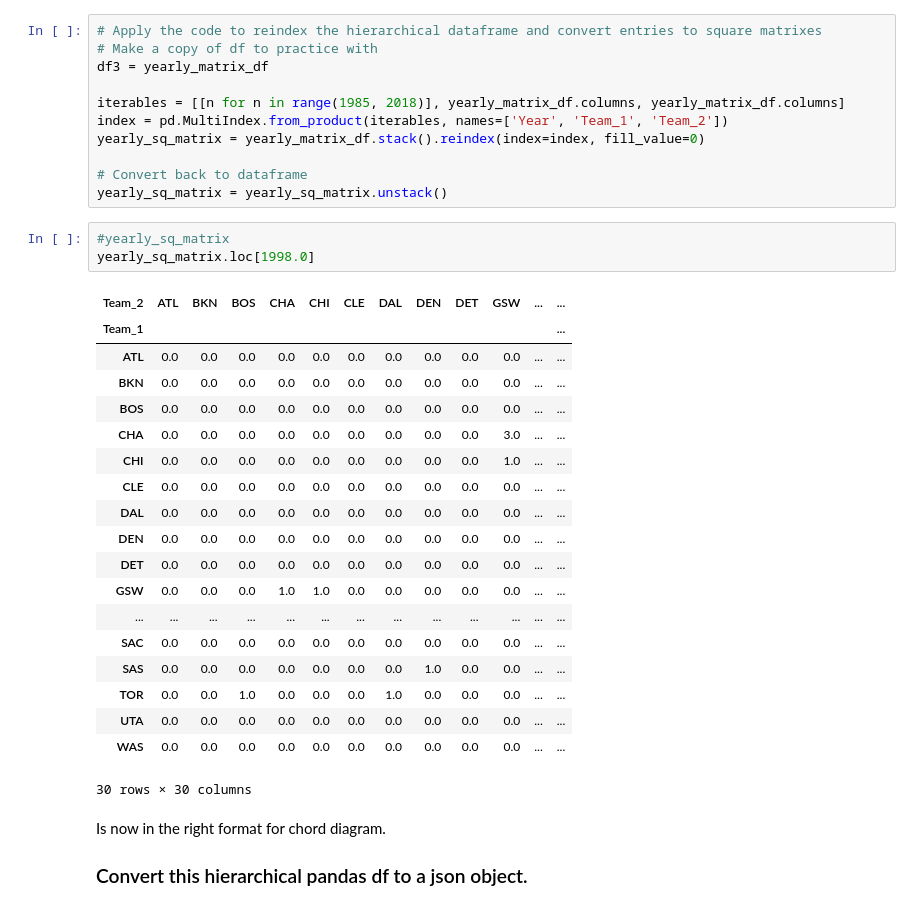
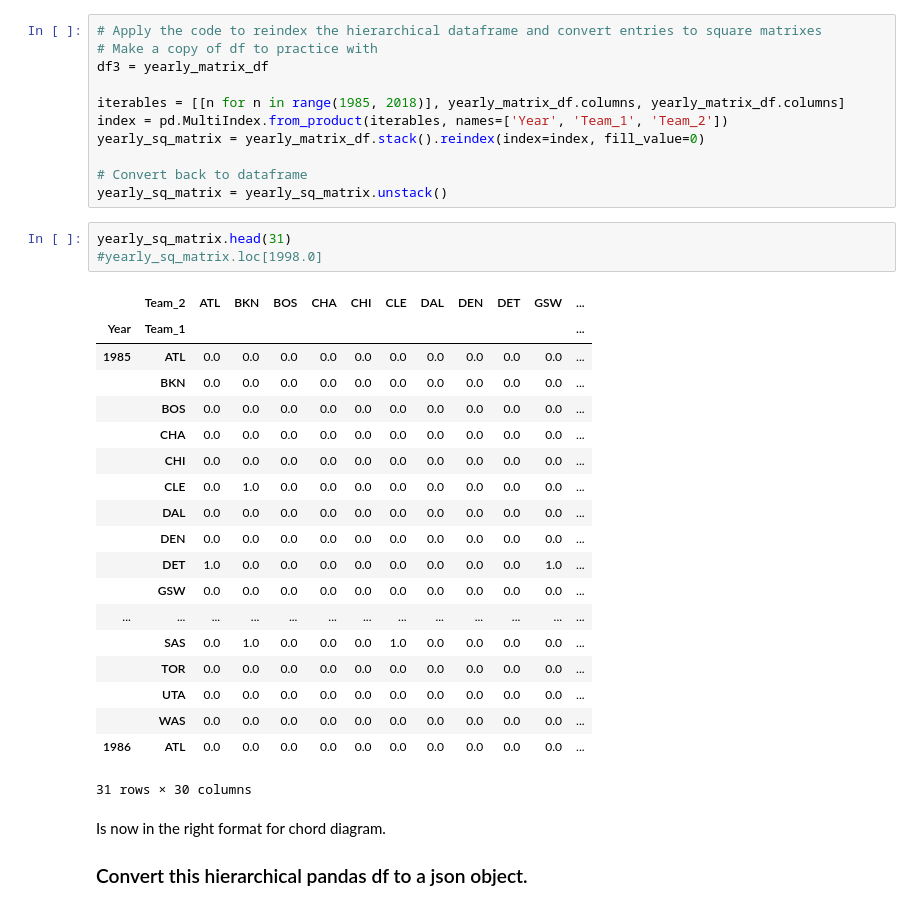
Before and after one commit to tttgm/NBA-Trade-Tracker, a Jupyter notebook: NBA-trade-tracker-chart.ipynb, the cells around one changed output. Drawn from its saved outputs; the diff is of its cells as text.

```diff
--- a/NBA-trade-tracker-chart.ipynb
+++ b/NBA-trade-tracker-chart.ipynb
@@ -820,28 +820,28 @@ yearly_sq_matrix = yearly_matrix_df.stack().reindex(index=index, fill_value=0)
 # Convert back to dataframe
 yearly_sq_matrix = yearly_sq_matrix.unstack()
 # %%
-#yearly_sq_matrix
-yearly_sq_matrix.loc[1998.0]
+yearly_sq_matrix.head(31)
+#yearly_sq_matrix.loc[1998.0]
 # %% [output]
-| Team_2 | ATL | BKN | BOS | CHA | CHI | CLE | DAL | DEN | DET | GSW | ... | ... |
-| Team_1 |  |  |  |  |  |  |  |  |  |  |  | ... |
-| ATL | 0.0 | 0.0 | 0.0 | 0.0 | 0.0 | 0.0 | 0.0 | 0.0 | 0.0 | 0.0 | ... | ... |
-| BKN | 0.0 | 0.0 | 0.0 | 0.0 | 0.0 | 0.0 | 0.0 | 0.0 | 0.0 | 0.0 | ... | ... |
-| BOS | 0.0 | 0.0 | 0.0 | 0.0 | 0.0 | 0.0 | 0.0 | 0.0 | 0.0 | 0.0 | ... | ... |
-| CHA | 0.0 | 0.0 | 0.0 | 0.0 | 0.0 | 0.0 | 0.0 | 0.0 | 0.0 | 3.0 | ... | ... |
-| CHI | 0.0 | 0.0 | 0.0 | 0.0 | 0.0 | 0.0 | 0.0 | 0.0 | 0.0 | 1.0 | ... | ... |
-| CLE | 0.0 | 0.0 | 0.0 | 0.0 | 0.0 | 0.0 | 0.0 | 0.0 | 0.0 | 0.0 | ... | ... |
-| DAL | 0.0 | 0.0 | 0.0 | 0.0 | 0.0 | 0.0 | 0.0 | 0.0 | 0.0 | 0.0 | ... | ... |
-| DEN | 0.0 | 0.0 | 0.0 | 0.0 | 0.0 | 0.0 | 0.0 | 0.0 | 0.0 | 0.0 | ... | ... |
-| DET | 0.0 | 0.0 | 0.0 | 0.0 | 0.0 | 0.0 | 0.0 | 0.0 | 0.0 | 0.0 | ... | ... |
-| GSW | 0.0 | 0.0 | 0.0 | 1.0 | 1.0 | 0.0 | 0.0 | 0.0 | 0.0 | 0.0 | ... | ... |
+|  | Team_2 | ATL | BKN | BOS | CHA | CHI | CLE | DAL | DEN | DET | GSW | ... |
+| Year | Team_1 |  |  |  |  |  |  |  |  |  |  | ... |
+| 1985 | ATL | 0.0 | 0.0 | 0.0 | 0.0 | 0.0 | 0.0 | 0.0 | 0.0 | 0.0 | 0.0 | ... |
+|  | BKN | 0.0 | 0.0 | 0.0 | 0.0 | 0.0 | 0.0 | 0.0 | 0.0 | 0.0 | 0.0 | ... |
+|  | BOS | 0.0 | 0.0 | 0.0 | 0.0 | 0.0 | 0.0 | 0.0 | 0.0 | 0.0 | 0.0 | ... |
+|  | CHA | 0.0 | 0.0 | 0.0 | 0.0 | 0.0 | 0.0 | 0.0 | 0.0 | 0.0 | 0.0 | ... |
+|  | CHI | 0.0 | 0.0 | 0.0 | 0.0 | 0.0 | 0.0 | 0.0 | 0.0 | 0.0 | 0.0 | ... |
+|  | CLE | 0.0 | 1.0 | 0.0 | 0.0 | 0.0 | 0.0 | 0.0 | 0.0 | 0.0 | 0.0 | ... |
+|  | DAL | 0.0 | 0.0 | 0.0 | 0.0 | 0.0 | 0.0 | 0.0 | 0.0 | 0.0 | 0.0 | ... |
+|  | DEN | 0.0 | 0.0 | 0.0 | 0.0 | 0.0 | 0.0 | 0.0 | 0.0 | 0.0 | 0.0 | ... |
+|  | DET | 1.0 | 0.0 | 0.0 | 0.0 | 0.0 | 0.0 | 0.0 | 0.0 | 0.0 | 1.0 | ... |
+|  | GSW | 0.0 | 0.0 | 0.0 | 0.0 | 0.0 | 0.0 | 0.0 | 0.0 | 0.0 | 0.0 | ... |
 | ... | ... | ... | ... | ... | ... | ... | ... | ... | ... | ... | ... | ... |
-| SAC | 0.0 | 0.0 | 0.0 | 0.0 | 0.0 | 0.0 | 0.0 | 0.0 | 0.0 | 0.0 | ... | ... |
-| SAS | 0.0 | 0.0 | 0.0 | 0.0 | 0.0 | 0.0 | 0.0 | 1.0 | 0.0 | 0.0 | ... | ... |
-| TOR | 0.0 | 0.0 | 1.0 | 0.0 | 0.0 | 0.0 | 1.0 | 0.0 | 0.0 | 0.0 | ... | ... |
-| UTA | 0.0 | 0.0 | 0.0 | 0.0 | 0.0 | 0.0 | 0.0 | 0.0 | 0.0 | 0.0 | ... | ... |
-| WAS | 0.0 | 0.0 | 0.0 | 0.0 | 0.0 | 0.0 | 0.0 | 0.0 | 0.0 | 0.0 | ... | ... |
+|  | SAS | 0.0 | 1.0 | 0.0 | 0.0 | 0.0 | 1.0 | 0.0 | 0.0 | 0.0 | 0.0 | ... |
+|  | TOR | 0.0 | 0.0 | 0.0 | 0.0 | 0.0 | 0.0 | 0.0 | 0.0 | 0.0 | 0.0 | ... |
+|  | UTA | 0.0 | 0.0 | 0.0 | 0.0 | 0.0 | 0.0 | 0.0 | 0.0 | 0.0 | 0.0 | ... |
+|  | WAS | 0.0 | 0.0 | 0.0 | 0.0 | 0.0 | 0.0 | 0.0 | 0.0 | 0.0 | 0.0 | ... |
+| 1986 | ATL | 0.0 | 0.0 | 0.0 | 0.0 | 0.0 | 0.0 | 0.0 | 0.0 | 0.0 | 0.0 | ... |
-30 rows × 30 columns
+31 rows × 30 columns
 # %% [markdown]
 Is now in the right format for chord diagram.
 
```
Also changed, not shown: parts of 3 cells of this notebook, 36 other files.
